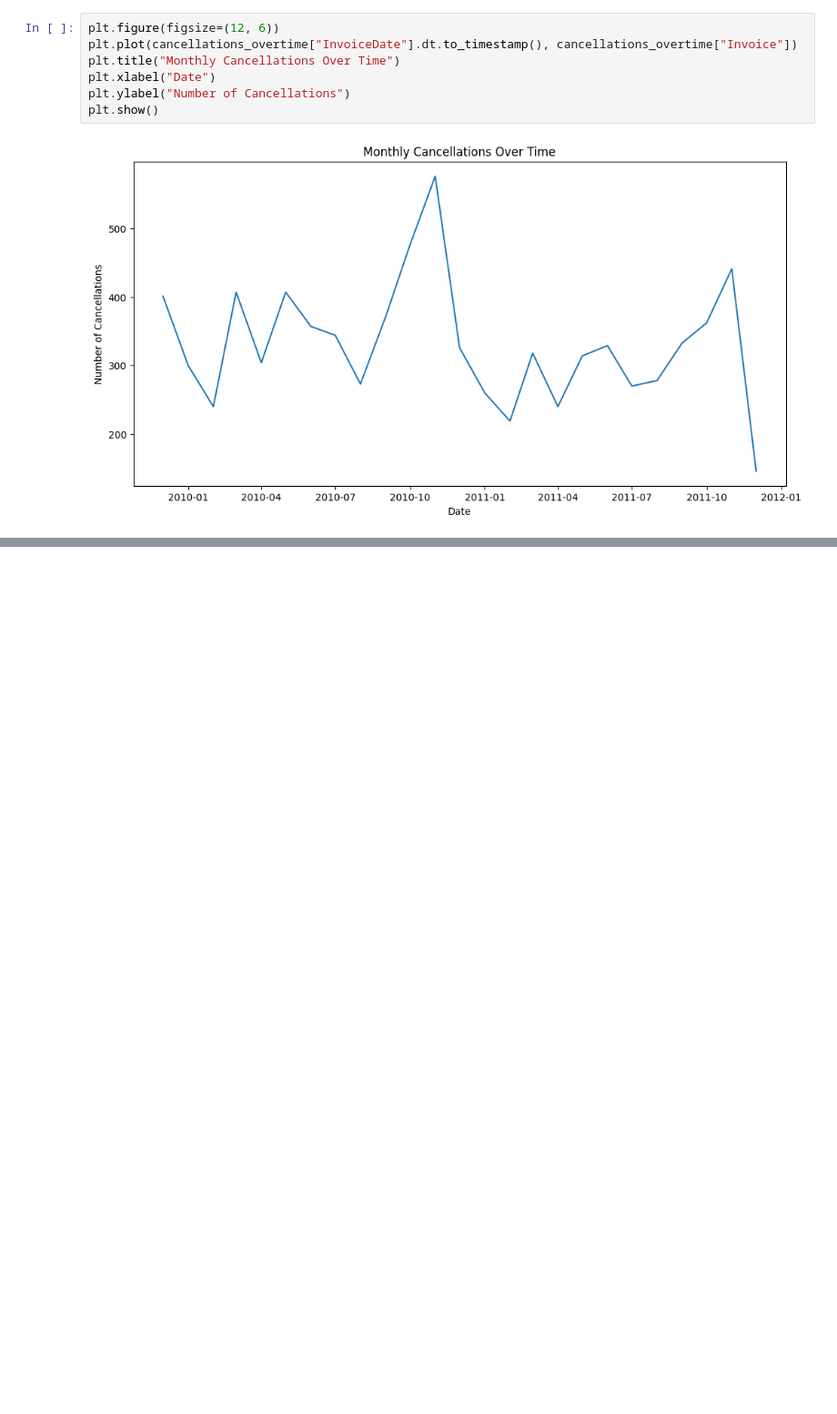
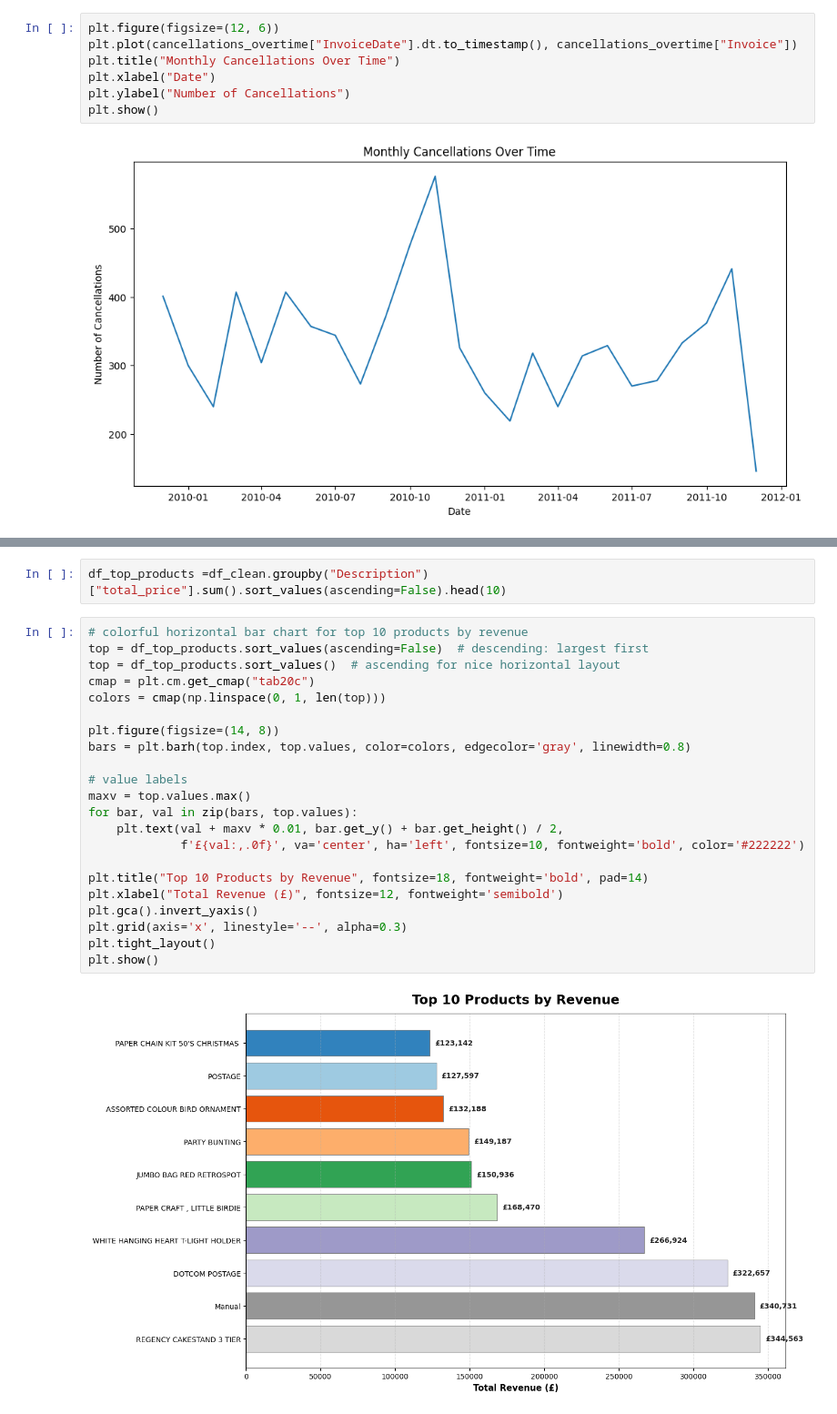
Before and after one commit to devansh00777/retailiq, a Jupyter notebook: notebooks/1_data_prep.ipynb, the cells around one changed output, grey strips where cells are left out. Shown at 91% size. Saved outputs shown, nothing was run; the diff lists cells and outputs as text; blank space fills up the shorter version.

```diff
--- a/notebooks/1_data_prep.ipynb
+++ b/notebooks/1_data_prep.ipynb
@@ -216,0 +274,26 @@ plt.show()
+# %%
+df_top_products =df_clean.groupby("Description")["total_price"].sum().sort_values(ascending=False).head(10)
+# %%
+# colorful horizontal bar chart for top 10 products by revenue
+top = df_top_products.sort_values(ascending=False)  # descending: largest first
+top = df_top_products.sort_values()  # ascending for nice horizontal layout
+cmap = plt.cm.get_cmap("tab20c")
+colors = cmap(np.linspace(0, 1, len(top)))
+
+plt.figure(figsize=(14, 8))
+bars = plt.barh(top.index, top.values, color=colors, edgecolor='gray', linewidth=0.8)
+
+# value labels
+maxv = top.values.max()
+for bar, val in zip(bars, top.values):
+    plt.text(val + maxv * 0.01, bar.get_y() + bar.get_height() / 2,
+             f'£{val:,.0f}', va='center', ha='left', fontsize=10, fontweight='bold', color='#222222')
+
+plt.title("Top 10 Products by Revenue", fontsize=18, fontweight='bold', pad=14)
+plt.xlabel("Total Revenue (£)", fontsize=12, fontweight='semibold')
+plt.gca().invert_yaxis()
+plt.grid(axis='x', linestyle='--', alpha=0.3)
+plt.tight_layout()
+plt.show()
+# %% [output]
+[figure, added]
```
Also changed, not shown: parts of 24 cells of this notebook, 1 other file.
